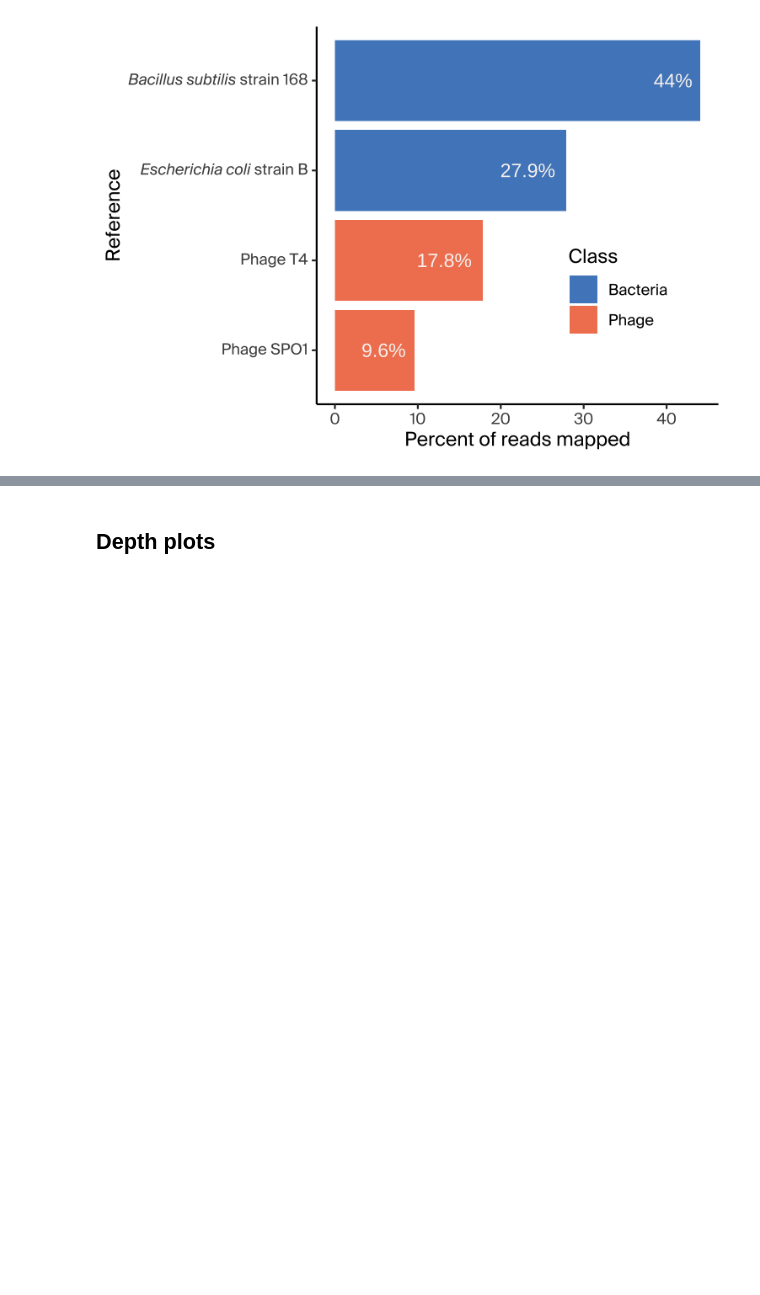
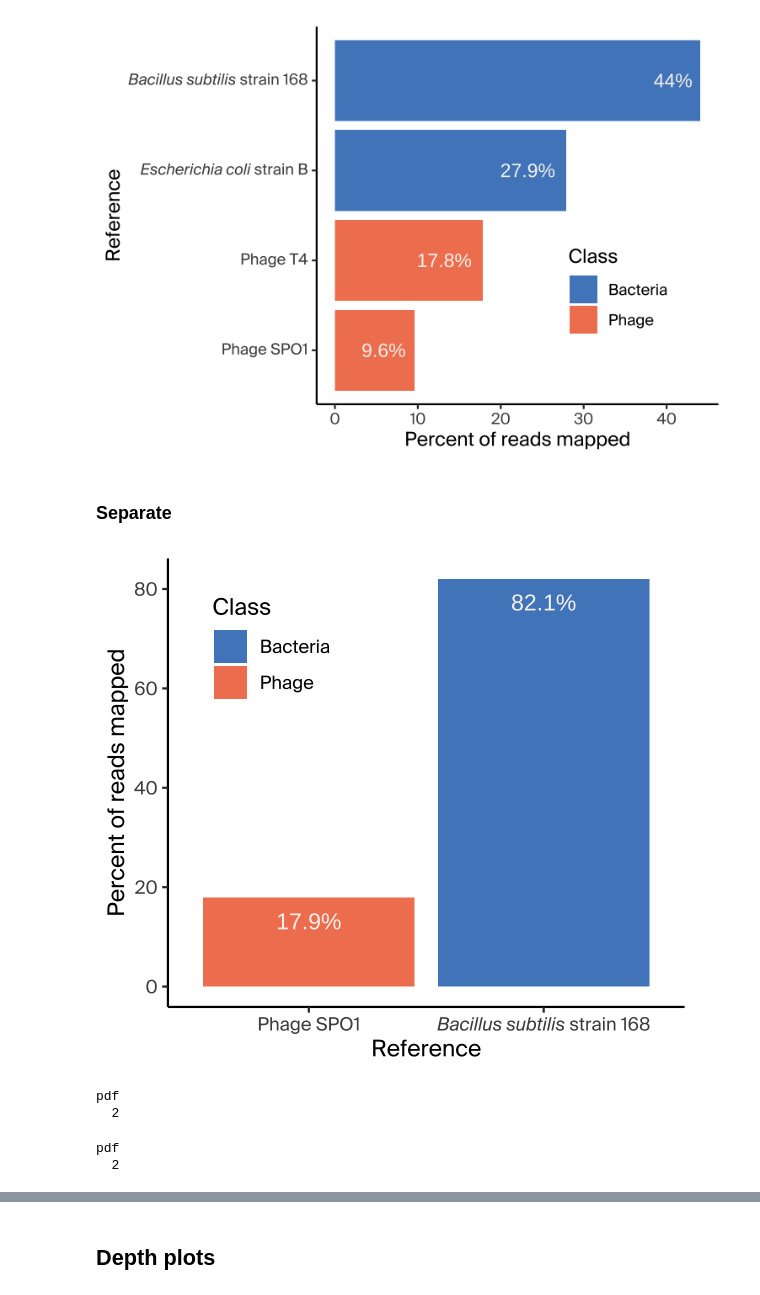
Before and after one commit to Arcadia-Science/2023-bac-phage-rnaseq, a Jupyter notebook: notebooks/20230201-figures.ipynb, the cells around one changed output, grey strips where cells are left out. Cells and saved outputs as stored; diff of their text form; code cells hidden in the pictures; blank space fills up the shorter version.

Commit message:
figure updates

```diff
--- a/notebooks/20230201-figures.ipynb
+++ b/notebooks/20230201-figures.ipynb
@@ -31,7 +37,8 @@ Loading required package: showtextdb
 # %%
 reference_df <- data.frame(reference = c("NC_000964.3", "NZ_CP014269.1", "NC_000866.4", "NC_011421.1"),
                            name = c("*Bacillus subtilis* strain 168", "*Escherichia coli* strain B", "Phage T4", "Phage SPO1"),
-                           class = c("Bacteria", "Bacteria", "Phage", "Phage"))
+                           class = c("Bacteria", "Bacteria", "Phage", "Phage"),
+                           system = c("bsub", "ecoli", "ecoli", "bsub"))
 # %%
 idxstats <- read_tsv("outputs/bwa_align/J1.idxstats", col_names = c("reference", "length", "num_mapped", "num_unmapped"), show_col_types = F) %>%
   left_join(reference_df, by = "reference") %>%
@@ -72,3 +79,47 @@ ggplot(idxstats %>% filter(!is.na(name)),
         legend.position = c(0.75, 0.3))
 # %% [output]
 [figure]
+# %% [markdown]
+### Separate
+# %%
+# redefine plot dimensions
+options(repr.plot.width = 4, repr.plot.height = 3.5, repr.plot.res = 300)
+
+# create a function to plot a percentage bar plot for each system
+plt_perc <- function(data){
+  ggplot(data, aes(x = reorder(name, percent_mapped_system), y = percent_mapped_system, fill = class)) +
+    geom_col() +
+    geom_text(aes(label = paste0(round(percent_mapped_system, digits = 1), "%")), vjust = 2, colour = "#F8F4F1") +
+    theme_arcadia +
+    labs(y = "Percent of reads mapped", fill = "Class", x = "Reference") +
+    scale_fill_manual(values = c("#5088C5", "#F28360"),
+                      labels = c("Bacteria", "Phage")) +
+    theme(axis.text.x = ggtext::element_markdown(),
+          legend.position = c(0.2, 0.8),
+          strip.background = element_blank(),
+          strip.text.x = element_blank())
+}
+# %%
+# re-calculate percentages within pairs
+idxstats2 <- idxstats %>%
+  filter(!is.na(name)) %>%
+  group_by(system) %>%
+  mutate(total_reads_system = sum(num_mapped, num_unmapped),
+         percent_mapped_system = (num_mapped/total_reads_system)*100)
+# %%
+plt_perc_bsub <- plt_perc(idxstats2 %>% filter(system == "bsub"))
+plt_perc_bsub
+# %% [output]
+[figure, added]
+# %%
+pdf("figures/percent_bsub.pdf", width = 4, height = 3.5)
+plt_perc_bsub
+dev.off()
+png("figures/percent_bsub.png", width = 4, height = 3.5, units = "in", res = 300)
+plt_perc_bsub
+dev.off()
+# %% [output]
+pdf
+  2
+pdf
+  2
```
Also changed, not shown: parts of 9 cells of this notebook.
